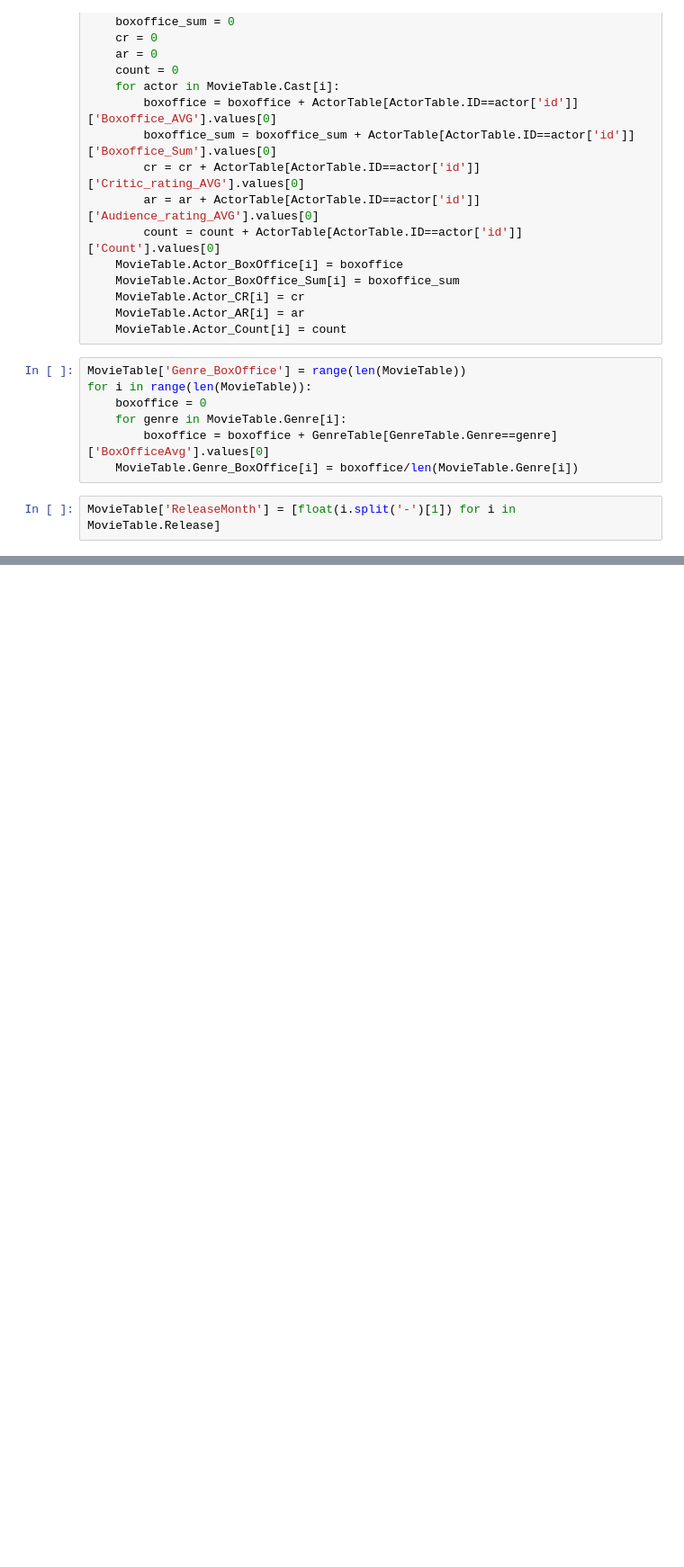
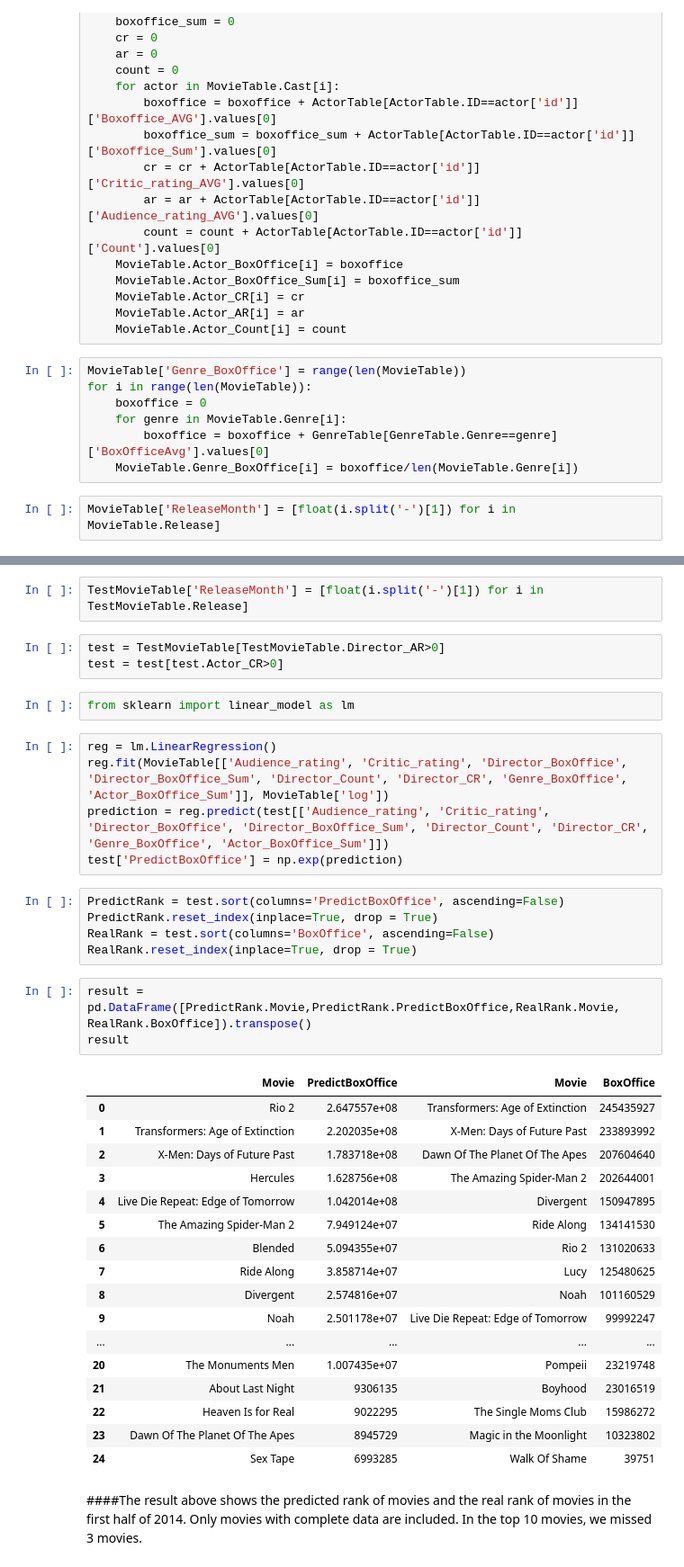
Before and after one commit to lantian2012/DataScience, a Jupyter notebook: Regression.ipynb, the cells around one changed output, grey strips where cells are left out. Shown at 90% size. Cells and saved outputs as stored; diff of their text form; blank space fills up the shorter version.

Commit message:
add prediction

```diff
--- a/Regression.ipynb
+++ b/Regression.ipynb
@@ -162,0 +255,40 @@ Name: Cast, dtype: object
+# %%
+TestMovieTable['ReleaseMonth'] = [float(i.split('-')[1]) for i in TestMovieTable.Release]
+# %%
+test = TestMovieTable[TestMovieTable.Director_AR>0]
+test = test[test.Actor_CR>0]
+# %%
+from sklearn import linear_model as lm
+# %%
+reg = lm.LinearRegression()
+reg.fit(MovieTable[['Audience_rating', 'Critic_rating', 'Director_BoxOffice', 'Director_BoxOffice_Sum', 'Director_Count', 'Director_CR', 'Genre_BoxOffice', 'Actor_BoxOffice_Sum']], MovieTable['log'])
+prediction = reg.predict(test[['Audience_rating', 'Critic_rating', 'Director_BoxOffice', 'Director_BoxOffice_Sum', 'Director_Count', 'Director_CR', 'Genre_BoxOffice', 'Actor_BoxOffice_Sum']])
+test['PredictBoxOffice'] = np.exp(prediction)
+# %%
+PredictRank = test.sort(columns='PredictBoxOffice', ascending=False)
+PredictRank.reset_index(inplace=True, drop = True)
+RealRank = test.sort(columns='BoxOffice', ascending=False)
+RealRank.reset_index(inplace=True, drop = True)
+# %%
+result = pd.DataFrame([PredictRank.Movie,PredictRank.PredictBoxOffice,RealRank.Movie, RealRank.BoxOffice]).transpose()
+result
+# %% [output]
+|  | Movie | PredictBoxOffice | Movie | BoxOffice |
+| 0 | Rio 2 | 2.647557e+08 | Transformers: Age of Extinction | 245435927 |
+| 1 | Transformers: Age of Extinction | 2.202035e+08 | X-Men: Days of Future Past | 233893992 |
+| 2 | X-Men: Days of Future Past | 1.783718e+08 | Dawn Of The Planet Of The Apes | 207604640 |
+| 3 | Hercules | 1.628756e+08 | The Amazing Spider-Man 2 | 202644001 |
+| 4 | Live Die Repeat: Edge of Tomorrow | 1.042014e+08 | Divergent | 150947895 |
+| 5 | The Amazing Spider-Man 2 | 7.949124e+07 | Ride Along | 134141530 |
+| 6 | Blended | 5.094355e+07 | Rio 2 | 131020633 |
+| 7 | Ride Along | 3.858714e+07 | Lucy | 125480625 |
+| 8 | Divergent | 2.574816e+07 | Noah | 101160529 |
+| 9 | Noah | 2.501178e+07 | Live Die Repeat: Edge of Tomorrow | 99992247 |
+| ... | ... | ... | ... | ... |
+| 20 | The Monuments Men | 1.007435e+07 | Pompeii | 23219748 |
+| 21 | About Last Night | 9306135 | Boyhood | 23016519 |
+| 22 | Heaven Is for Real | 9022295 | The Single Moms Club | 15986272 |
+| 23 | Dawn Of The Planet Of The Apes | 8945729 | Magic in the Moonlight | 10323802 |
+| 24 | Sex Tape | 6993285 | Walk Of Shame | 39751 |
+# %% [markdown]
+####The result above shows the predicted rank of movies and the real rank of movies in the first half of 2014. Only movies with complete data are included. In the top 10 movies, we missed 3 movies.
```
Also changed, not shown: parts of 11 cells of this notebook.
